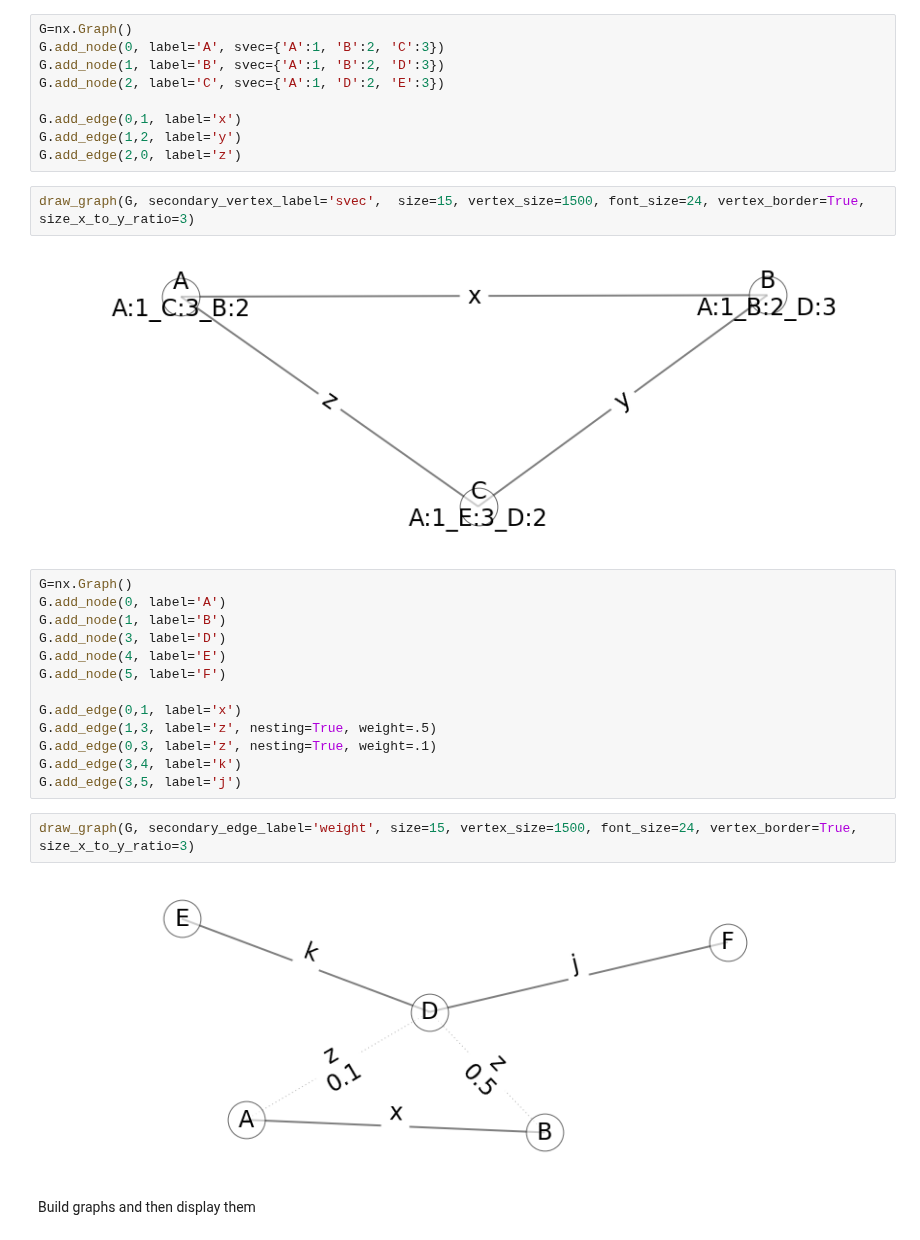
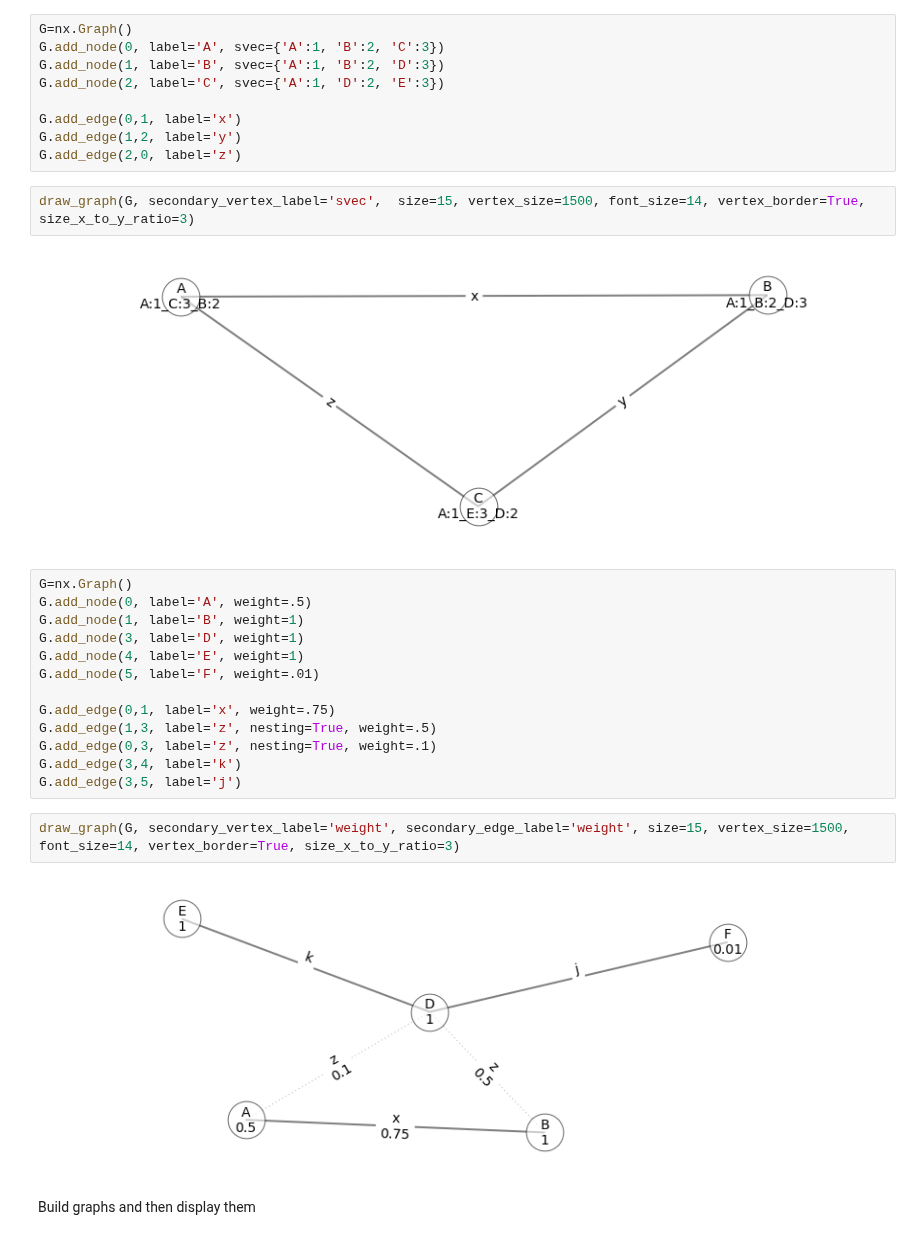
Before and after one commit to fabriziocosta/EDeN_examples, a Jupyter notebook: graph_format.ipynb, the cells around one changed output. Saved outputs shown, nothing was run; the diff lists cells and outputs as text.

```diff
--- a/graph_format.ipynb
+++ b/graph_format.ipynb
@@ -96,26 +96,26 @@ G.add_edge(0,1, label='x')
 G.add_edge(1,2, label='y')
 G.add_edge(2,0, label='z')
 # %%
-draw_graph(G, secondary_vertex_label='svec',  size=15, vertex_size=1500, font_size=24, vertex_border=True, size_x_to_y_ratio=3)
+draw_graph(G, secondary_vertex_label='svec',  size=15, vertex_size=1500, font_size=14, vertex_border=True, size_x_to_y_ratio=3)
 # %% [output]
-[figure, old version]
+[figure, new version]
 # %%
 G=nx.Graph()
-G.add_node(0, label='A')
-G.add_node(1, label='B')
-G.add_node(3, label='D')
-G.add_node(4, label='E')
-G.add_node(5, label='F')
+G.add_node(0, label='A', weight=.5)
+G.add_node(1, label='B', weight=1)
+G.add_node(3, label='D', weight=1)
+G.add_node(4, label='E', weight=1)
+G.add_node(5, label='F', weight=.01)
 
-G.add_edge(0,1, label='x')
+G.add_edge(0,1, label='x', weight=.75)
 G.add_edge(1,3, label='z', nesting=True, weight=.5)
 G.add_edge(0,3, label='z', nesting=True, weight=.1)
 G.add_edge(3,4, label='k')
 G.add_edge(3,5, label='j')
 # %%
-draw_graph(G, secondary_edge_label='weight', size=15, vertex_size=1500, font_size=24, vertex_border=True, size_x_to_y_ratio=3)
+draw_graph(G, secondary_vertex_label='weight', secondary_edge_label='weight', size=15, vertex_size=1500, font_size=14, vertex_border=True, size_x_to_y_ratio=3)
 # %% [output]
-[figure, old version]
+[figure, new version]
 # %% [markdown]
 Build graphs and then display them
 # %%
```
Also changed, not shown: parts of 3 cells of this notebook.
